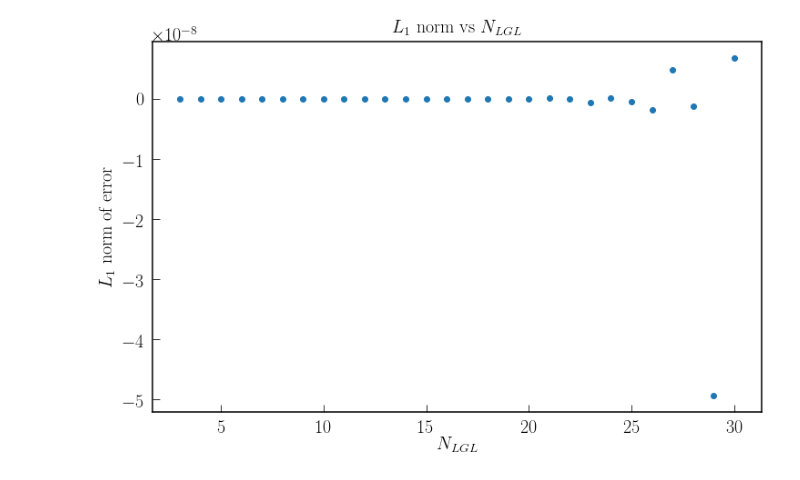
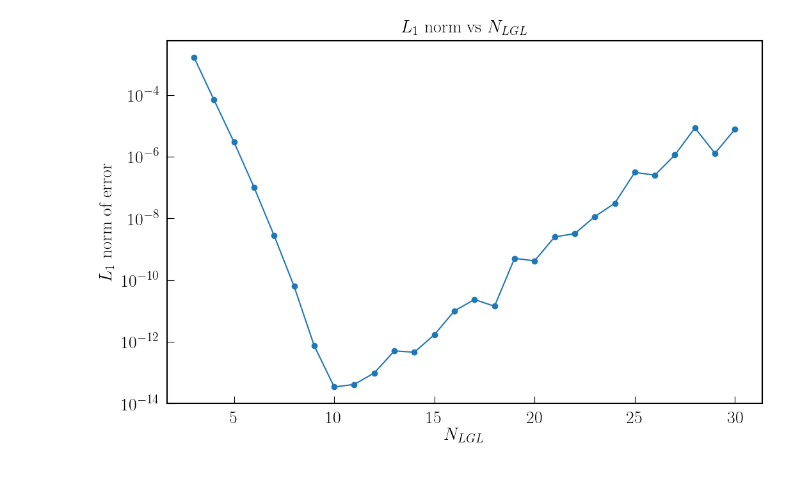
Before and after one commit to QuazarTech/DG_Maxwell, a Jupyter notebook: examples/lagrange_interpolation_test.ipynb, the cells around one changed output. Cells and saved outputs as stored; diff of their text form; code cells hidden in the pictures.

Commit message:
find_li_norm function added. It finds the l1 norm of an error function from -1, 1

```diff
--- a/examples/lagrange_interpolation_test.ipynb
+++ b/examples/lagrange_interpolation_test.ipynb
@@ -37,6 +39,17 @@ plt.rcParams['ytick.labelsize']    = 'medium'
 plt.rcParams['ytick.direction']    = 'in'
 plt.rcParams['text.usetex']        = True
 plt.rcParams['text.latex.unicode'] = True
+# %%
+def find_L1_norm(epsilon, dx_dxi, x):
+    '''
+    '''
+    lagrange_basis, temp = lagrange.lagrange_polynomials(x)
+
+    epsilon_interpol = 0.
+    for i in np.arange(x.shape[0]):
+        epsilon_interpol += lagrange_basis[i] * epsilon[i]
+
+    return integrate.quad(epsilon_interpol * dx_dxi, -1, 1)[0]
 # %%
 def test_function(x):
     '''
@@ -55,13 +68,16 @@ x_nodes = np.array([[0.   , 0.125],
                     [0.625, 0.75],
                     [0.75 , 0.875],
                     [0.875, 1.]])
+
+dx_dxi = (x_nodes[0][1] - x_nodes[0][0]) / 2
 # %%
 # The test points at which the analytical and interpolated wave functions
 # will be compared.
-xi_check = np.linspace(-.9, .9, 10)
+xi_check = np.linspace(-.9, .9, 8)
 L1_norm                = [] # Stores the L1 norm of the interpolated wave function
 
 for N in np.arange(3, 31):
+#     N = 8
     xi_LGL     = np.array(lagrange.LGL_points(int(N)))
     x_LGL      = [] # x_nodes calculated at the LGL points for an element
     x_check    = [] # x coordinates at which the analytical and interpolated functions are compared
@@ -75,25 +91,29 @@ for N in np.arange(3, 31):
     # Stores the value of the inerpolated function at the xi_check points for each elements.
     test_function_interpol = []
 
+    L1_norm.append(0.)
+    L1 = 0.
     # This loop loops over all the elements and finds the interpolation function using
     # Lagrange basis polynomials and test_func_LGL. It then uses the interpolation function
     # to calculate the value of the polynomial at the xi_check points for each element.
     for node in x_nodes:
         test_func_intepol_poly = 0.
         x_LGL.append(isoparam.isoparam_1D(node, xi_LGL))
-        x_check.extend(isoparam.isoparam_1D(node, xi_check))
+        x_check.append(isoparam.isoparam_1D(node, xi_check))
         test_func_LGL.append(test_function(x_LGL[-1]))
 
         for i in np.arange(len(test_func_LGL[-1])):
             test_func_intepol_poly += lagrange_basis[i] * test_func_LGL[-1][i]
-        test_function_interpol.extend(test_func_intepol_poly(xi_check))
+        test_function_interpol.append(test_func_intepol_poly(xi_check))
 
-    L1_norm.append(np.sum(np.array(test_function_interpol) - test_function(np.array(x_check))))
+        L1_norm[-1] += find_L1_norm(np.abs(test_function_interpol[-1] - test_function(x_check[-1])),
+                                    dx_dxi, xi_check)
 # %%
 plt.title(r'$L_1$ norm vs $N_{LGL}$')
 plt.xlabel(r'$N_{LGL}$')
 plt.ylabel(r'$L_1$ norm of error')
-plt.plot(np.arange(3, 31), L1_norm, 'o')
+plt.semilogy(np.arange(3, 31), L1_norm, 'o-')
+# plt.savefig('lagrange_interpolation_test.png')
 plt.show()
 # %% [output]
-[figure, old version]
+[figure, new version]
```
Also changed, not shown: parts of 1 cell of this notebook.
